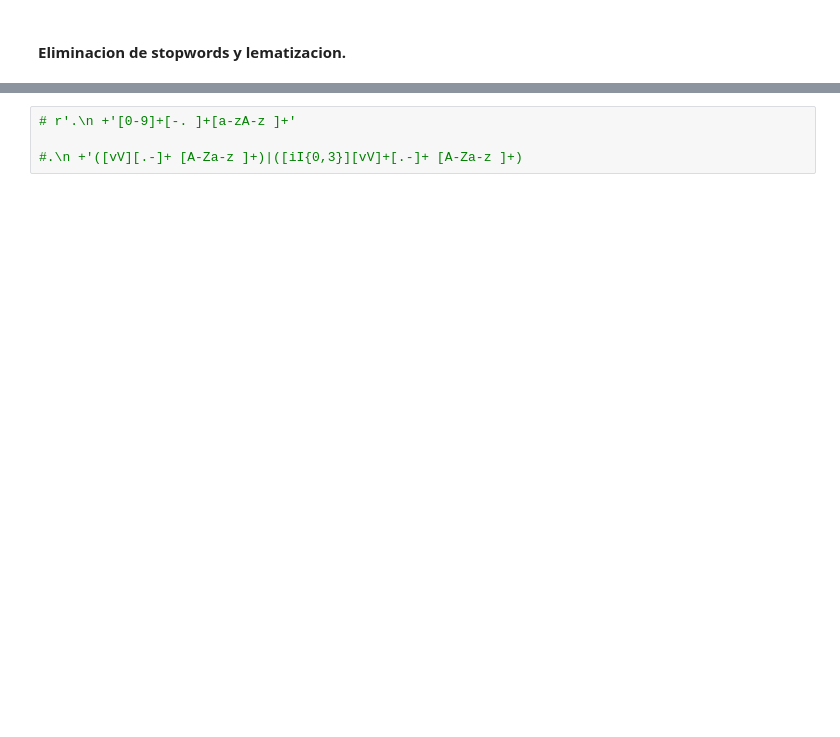
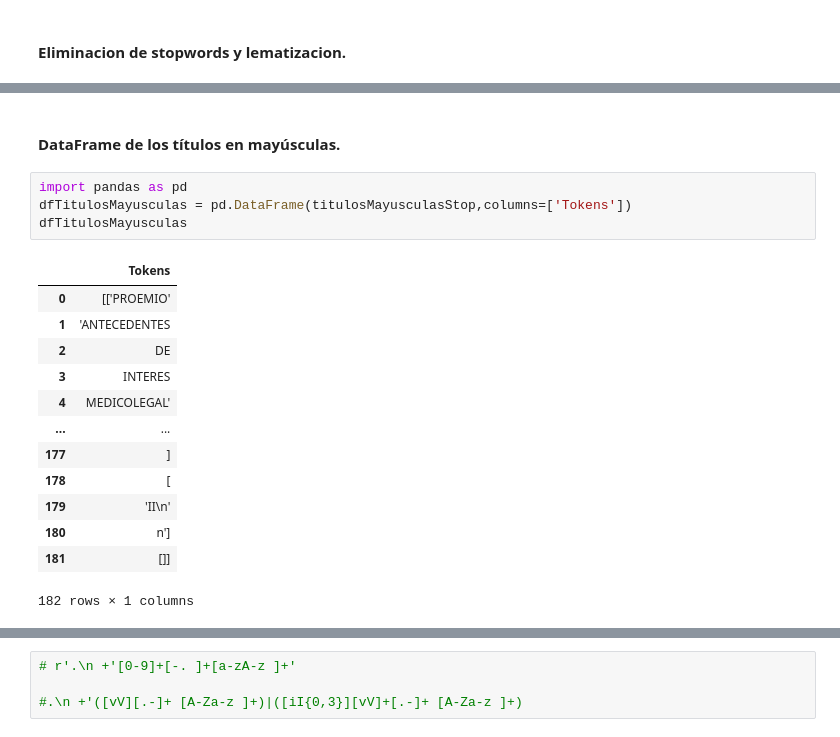
Before and after one commit to gaston411/Mi-Proyecto, a Jupyter notebook: limpiezaPrueba.ipynb, the cells around one changed output, grey strips where cells are left out. Saved outputs shown, nothing was run; the diff lists cells and outputs as text; blank space fills up the shorter version.

```diff
--- a/limpiezaPrueba.ipynb
+++ b/limpiezaPrueba.ipynb
@@ -216,0 +240,20 @@ AttributeError: module 'scipy' has no attribute '_lib'
+# %% [markdown]
+#### DataFrame de los títulos en mayúsculas.
+# %%
+import pandas as pd
+dfTitulosMayusculas = pd.DataFrame(titulosMayusculasStop,columns=['Tokens'])
+dfTitulosMayusculas
+# %% [output]
+|  | Tokens |
+| 0 | [['PROEMIO' |
+| 1 | 'ANTECEDENTES |
+| 2 | DE |
+| 3 | INTERES |
+| 4 | MEDICOLEGAL' |
+| ... | ... |
+| 177 | ] |
+| 178 | [ |
+| 179 | 'II\n' |
+| 180 | n'] |
+| 181 | []] |
+182 rows × 1 columns
```
Also changed, not shown: parts of 26 cells of this notebook.
